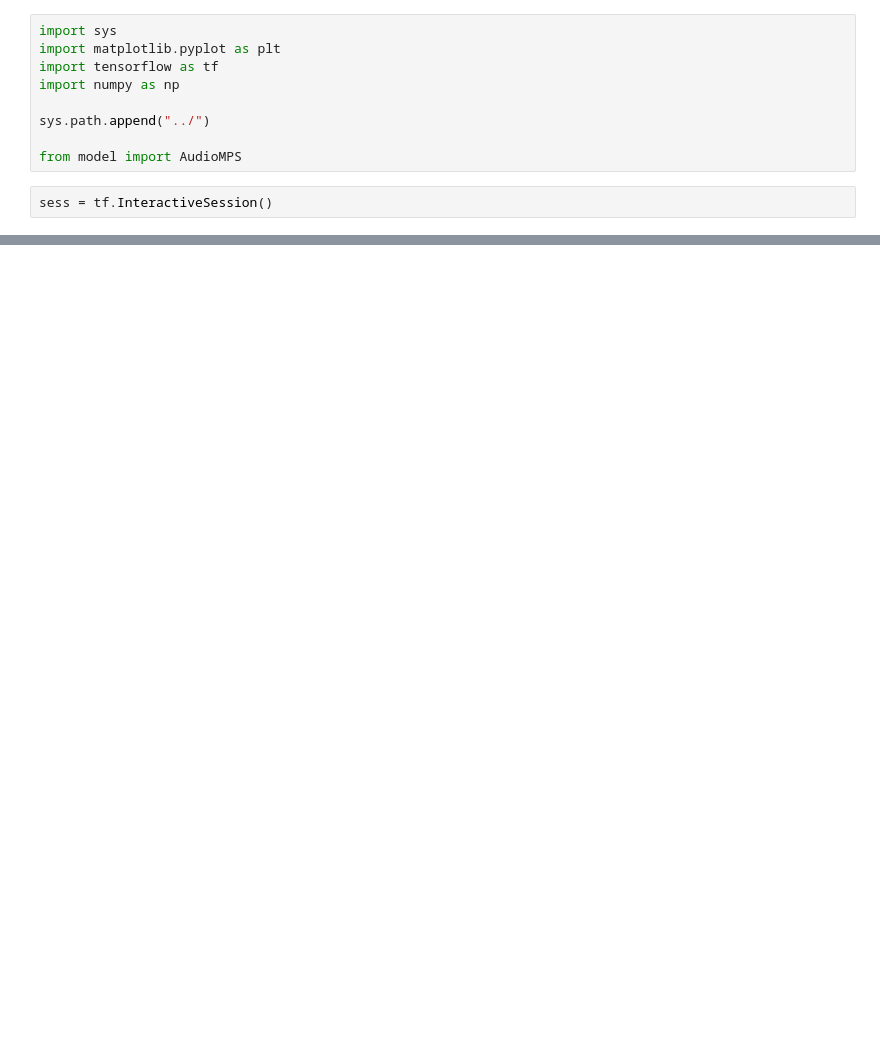
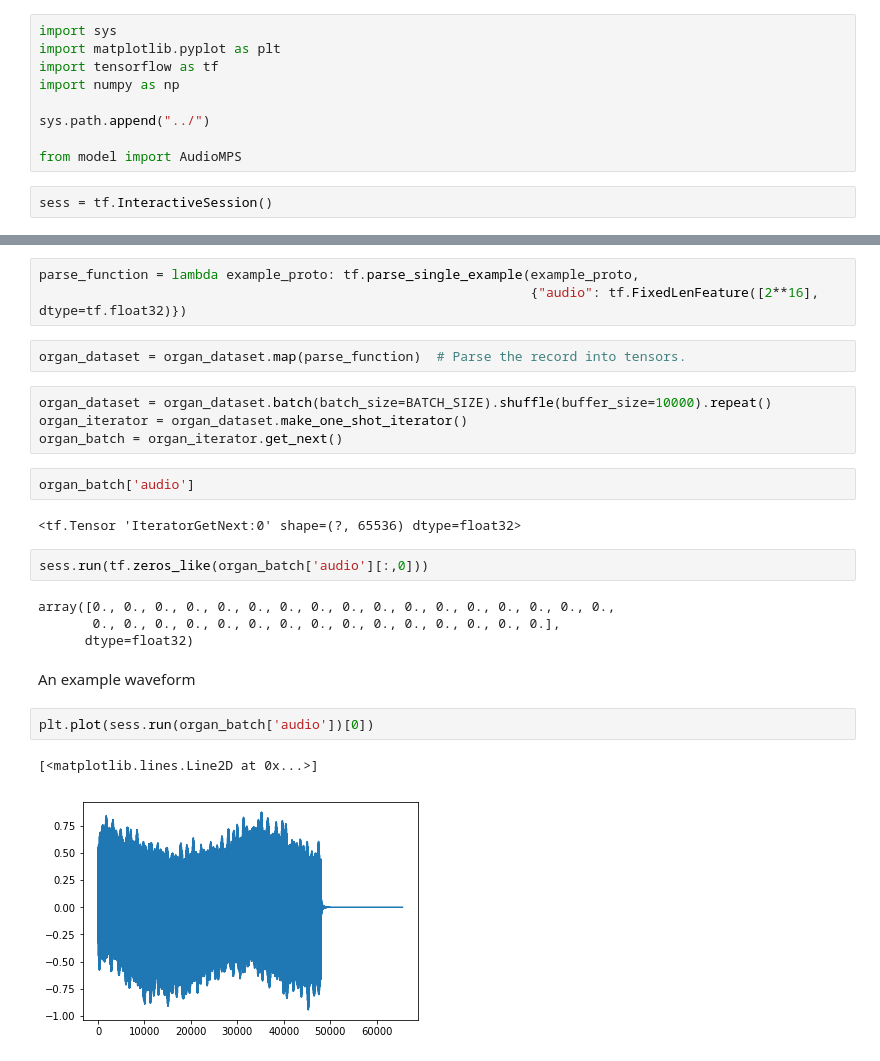
Before and after one commit to AustenLamacraft/audio-mps, a Jupyter notebook: notebooks/testing-AudioMPS.ipynb, the cells around one changed output, grey strips where cells are left out. Cells and saved outputs as stored; diff of their text form; blank space fills up the shorter version.

Commit message:
__init__ works but problems with shapes

```diff
--- a/notebooks/testing-AudioMPS.ipynb
+++ b/notebooks/testing-AudioMPS.ipynb
@@ -18,0 +20,26 @@ out = tf.scan(update, z, initializer=(4.,5.))
+# %%
+parse_function = lambda example_proto: tf.parse_single_example(example_proto,
+                                                               {"audio": tf.FixedLenFeature([2**16], dtype=tf.float32)})
+# %%
+organ_dataset = organ_dataset.map(parse_function)  # Parse the record into tensors.
+# %%
+organ_dataset = organ_dataset.batch(batch_size=BATCH_SIZE).shuffle(buffer_size=10000).repeat()
+organ_iterator = organ_dataset.make_one_shot_iterator()
+organ_batch = organ_iterator.get_next()
+# %%
+organ_batch['audio']
+# %% [output]
+<tf.Tensor 'IteratorGetNext:0' shape=(?, 65536) dtype=float32>
+# %%
+sess.run(tf.zeros_like(organ_batch['audio'][:,0]))
+# %% [output]
+array([0., 0., 0., 0., 0., 0., 0., 0., 0., 0., 0., 0., 0., 0., 0., 0., 0.,
+       0., 0., 0., 0., 0., 0., 0., 0., 0., 0., 0., 0., 0., 0., 0.],
+      dtype=float32)
+# %% [markdown]
+An example waveform
+# %%
+plt.plot(sess.run(organ_batch['audio'])[0])
+# %% [output]
+[<matplotlib.lines.Line2D at 0x...>]
+[figure, added]
```
Also changed, not shown: parts of 15 cells of this notebook, 1 other file.
